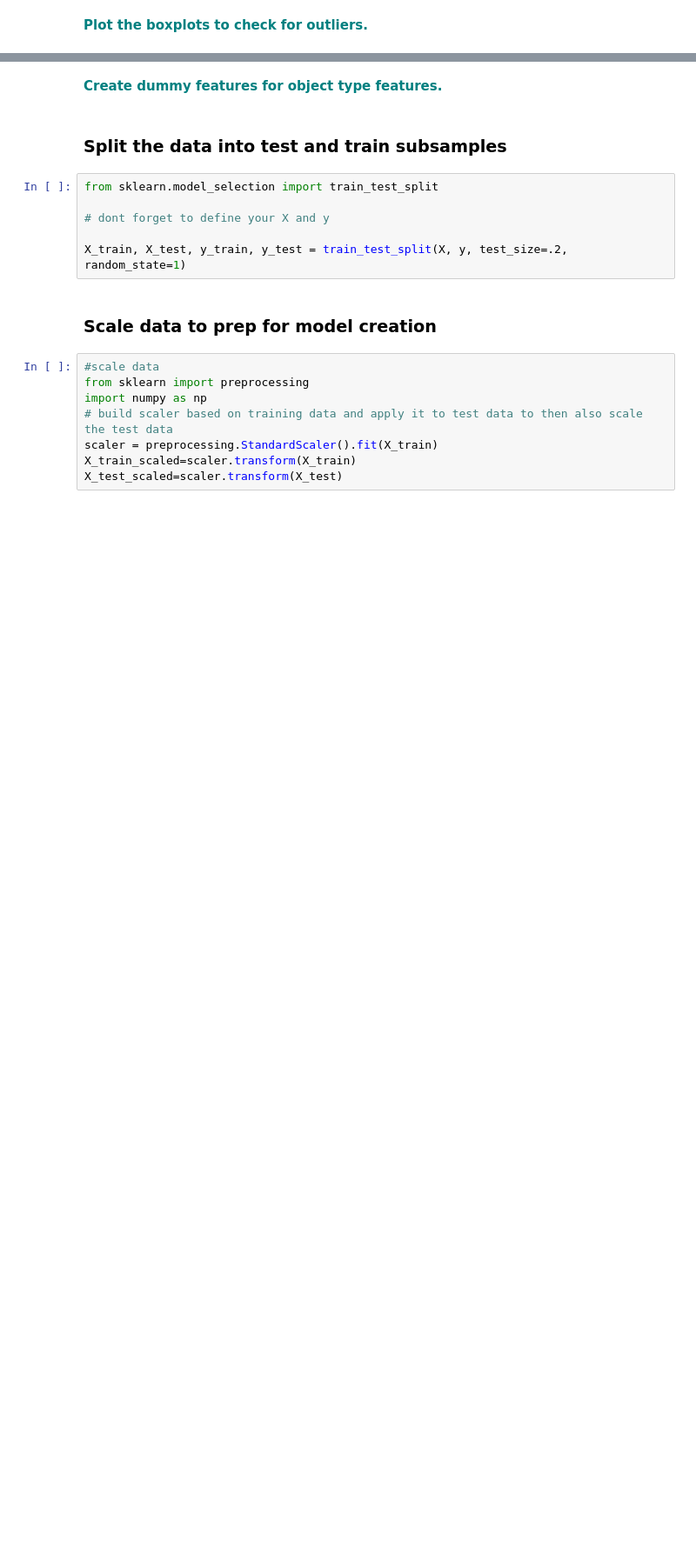
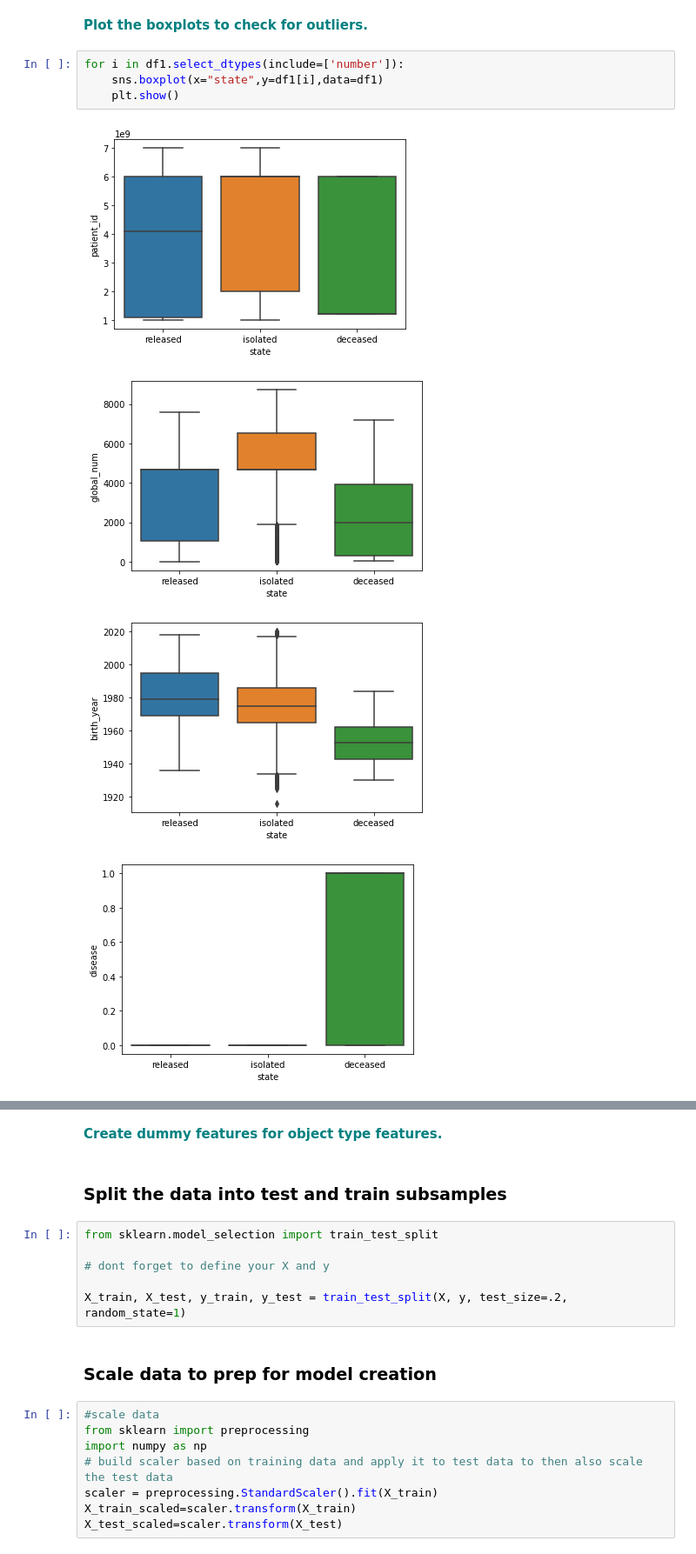
Before and after one commit to vishrast/Random-Forest-Case-Study, a Jupyter notebook: RandomForest_casestudy_covid19.ipynb, the cells around one changed output, grey strips where cells are left out. Shown: that part at 87% size. Drawn from its saved outputs; the diff is of its cells as text; blank space fills up the shorter version.

```diff
--- a/RandomForest_casestudy_covid19.ipynb
+++ b/RandomForest_casestudy_covid19.ipynb
@@ -258,2 +400,11 @@ vn
 # %% [markdown]
 **<font color='teal'> Plot the boxplots to check for outliers. </font>**
+# %%
+for i in df1.select_dtypes(include=['number']):
+    sns.boxplot(x="state",y=df1[i],data=df1)
+    plt.show()
+# %% [output]
+[figure, added]
+[figure, added]
+[figure, added]
+[figure, added]
```
Also changed, not shown: parts of 15 cells of this notebook.
